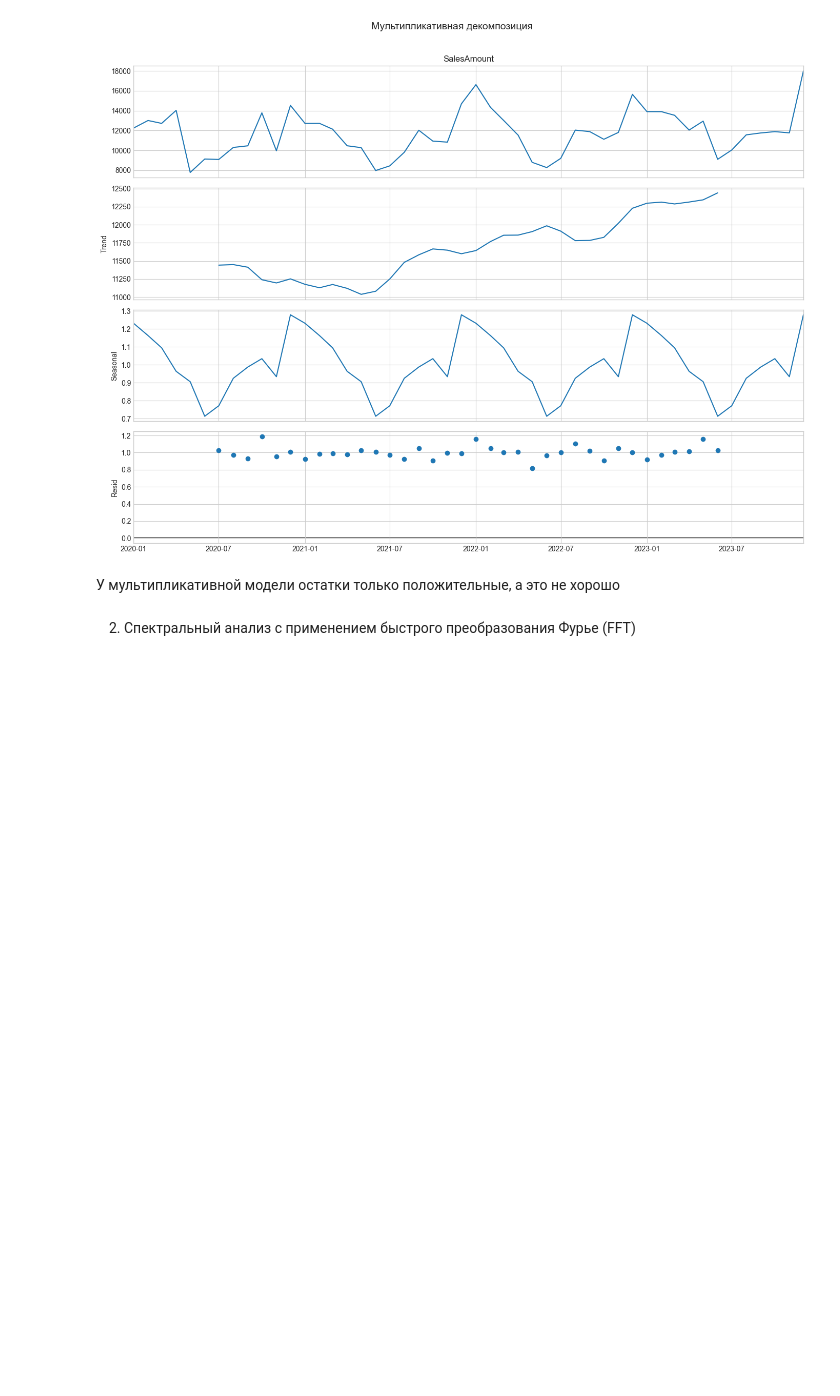
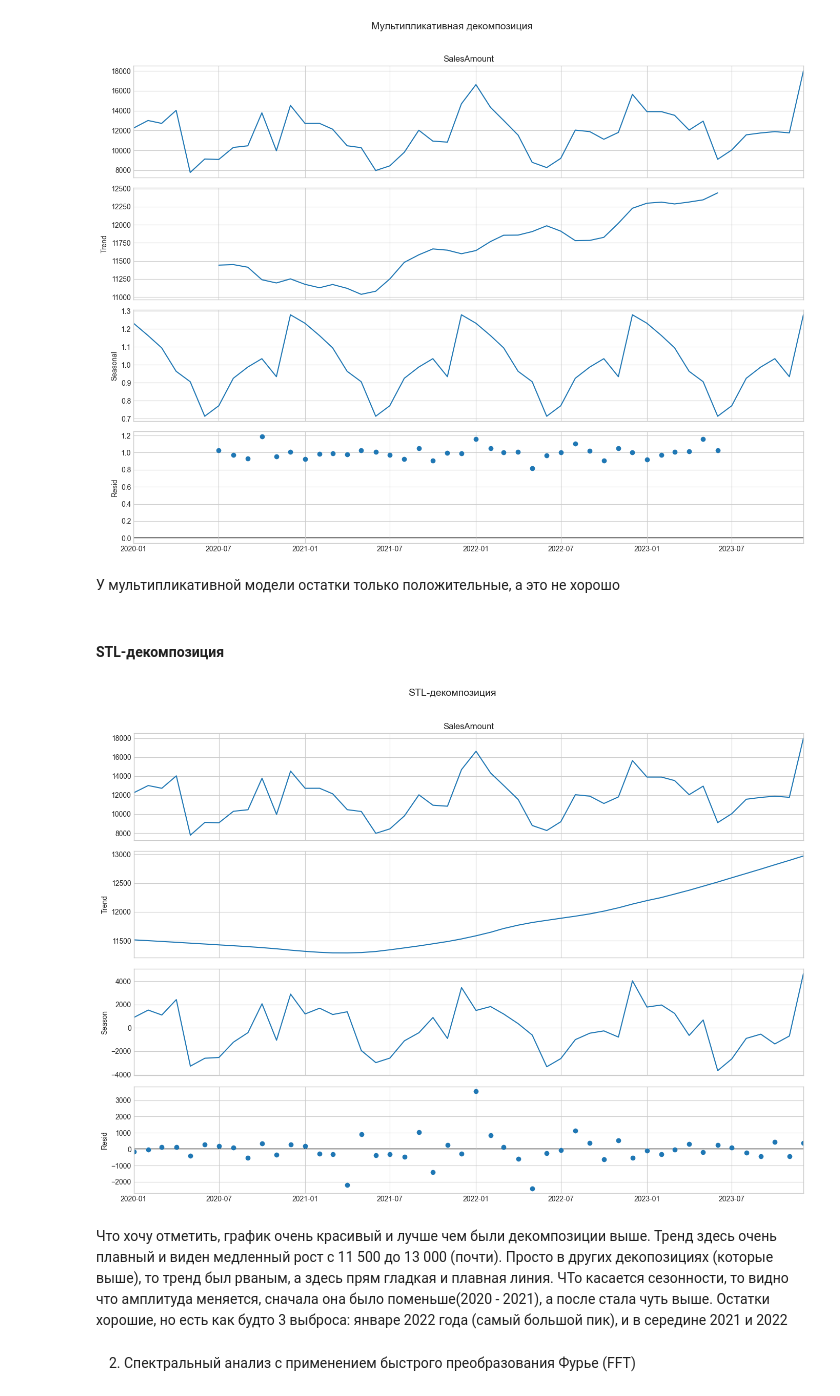
Before and after one commit to gureeva07/predictive_analytics_lab1, a Jupyter notebook: lab1.ipynb, the cells around one changed output. Saved outputs shown, nothing was run; the diff lists cells and outputs as text; code cells hidden in the pictures; blank space fills up the shorter version.

```diff
--- a/lab1.ipynb
+++ b/lab1.ipynb
@@ -283,6 +283,23 @@ plt.show()
 [figure]
 # %% [markdown]
 У мультипликативной модели остатки только положительные, а это не хорошо
+# %% [markdown]
+#### STL-декомпозиция
+# %%
+from statsmodels.tsa.seasonal import STL
+
+stl = STL(df['SalesAmount'], period=12, seasonal=13, robust=True)
+result_stl = stl.fit()
+
+fig = result_stl.plot()
+fig.set_size_inches((14, 10))
+plt.suptitle('STL-декомпозиция', fontsize=14, y=1.02)
+plt.tight_layout()
+plt.show()
+# %% [output]
+[figure, added]
+# %% [markdown]
+Что хочу отметить, график очень красивый и лучше чем были декомпозиции выше. Тренд здесь очень плавный и виден медленный рост с 11 500 до 13 000 (почти). Просто в других декопозициях (которые выше), то тренд был рваным, а здесь прям гладкая и плавная линия. ЧТо касается сезонности, то видно что амплитуда меняется, сначала она было поменьше(2020 - 2021), а после стала чуть выше. Остатки хорошие, но есть как будто 3 выброса: январе 2022 года (самый большой пик), и в середине 2021 и 2022
 # %% [markdown]
 2. Спектральный анализ с применением быстрого преобразования Фурье (FFT)
 # %%
```
Also changed, not shown: parts of 14 cells of this notebook.
